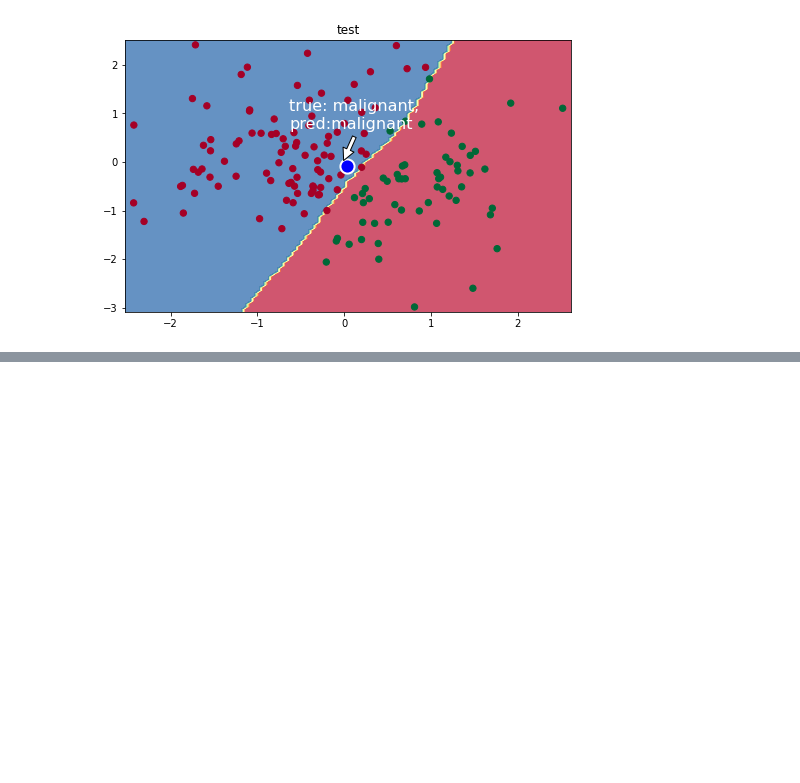
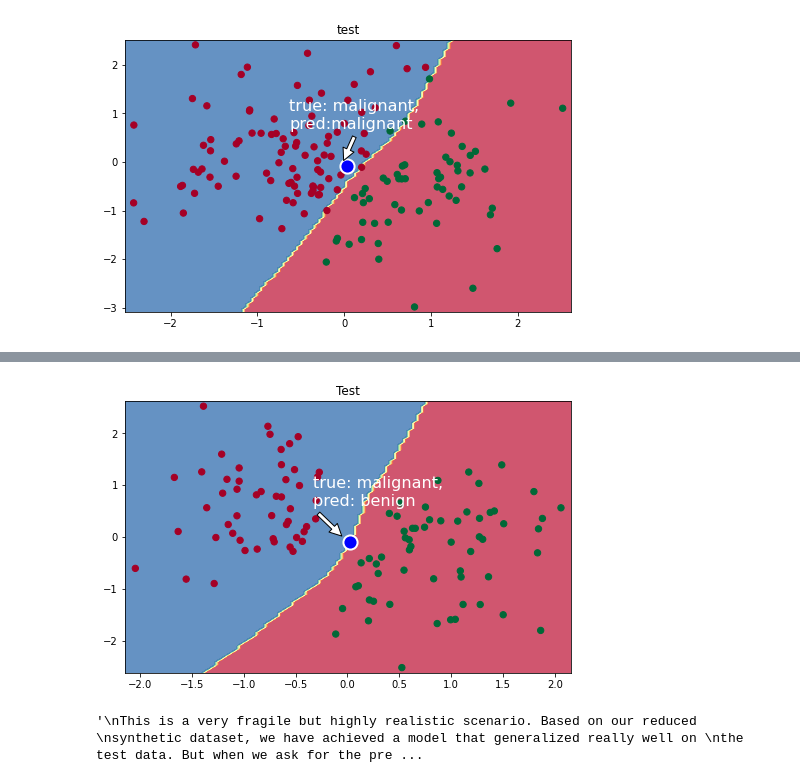
Before and after one commit to Otobi1/Back-to-Basics-A-Refresher-, a Jupyter notebook: Back_to_Basics_Data_Quality.ipynb, the cells around one changed output, grey strips where cells are left out. Saved outputs shown, nothing was run; the diff lists cells and outputs as text; code cells hidden in the pictures; blank space fills up the shorter version.

```diff
--- a/Back_to_Basics_Data_Quality.ipynb
+++ b/Back_to_Basics_Data_Quality.ipynb
@@ -371,0 +442,9 @@ plt.show()
+# %%
+# Standardize inputs using training data
+X_scaler = StandardScaler().fit(X_train)
+X_train = X_scaler.transform(X_train)
+X_val = X_scaler.transform(X_val)
+X_test = X_scaler.transform(X_test)
+# %%
+# Initialize model
+model = MLP(input_dim=INPUT_DIM, hidden_dim=HIDDEN_DIM, num_classes=NUM_CLASSES)
@@ -371,0 +458,8 @@ plt.show()
+# %%
+# Convert data to tensors
+X_train = torch.Tensor(X_train)
+y_train = torch.LongTensor(y_train)
+X_val = torch.Tensor(X_val)
+y_val = torch.LongTensor(y_val)
+X_test = torch.Tensor(X_test)
+y_test = torch.LongTensor(y_test)
@@ -371,0 +520,35 @@ plt.show()
+# %%
+# Inference
+# - Lets see how the same inference point from earlier performs on this model
+
+# Visualize the decision boundary
+plt.figure(figsize=(8,5))
+plt.title("Test")
+plot_multiclass_decision_boundary(model=model, X=X_test, y=y_test)
+
+# Sample point near the decision boundary (same point as before)
+plt.scatter(mean_leukocyte_count+0.05, mean_blood_pressure-0.05, s=200,
+            c='b', edgecolor='w', linewidth=2)
+
+# Annotate
+plt.annotate('true: malignant,\npred: benign',
+             color='white',
+             xy=(mean_leukocyte_count, mean_blood_pressure),
+             xytext=(0.45, 0.60),
+             textcoords='figure fraction',
+             fontsize=16,
+             arrowprops=dict(facecolor='white', shrink=0.1))
+plt.show()
+# %% [output]
+[figure, added]
+# %%
+"""
+This is a very fragile but highly realistic scenario. Based on our reduced
+synthetic dataset, we have achieved a model that generalized really well on
+the test data. But when we ask for the prediction for the same point tested
+ earlier (which we known is malignant), the prediction is now a benign tumor.
+  We would have completely missed the tumor. To mitigate this, we can:
+  1. Get more data around the space we are concerned about
+  2. Consume predictions with caution when they are close to the decision boundary"""
+# %% [output]
+'\nThis is a very fragile but highly realistic scenario. Based on our reduced \nsynthetic dataset, we have achieved a model that generalized really well on \nthe test data. But when we ask for the pre ...
```
Also changed, not shown: parts of 16 cells of this notebook.
